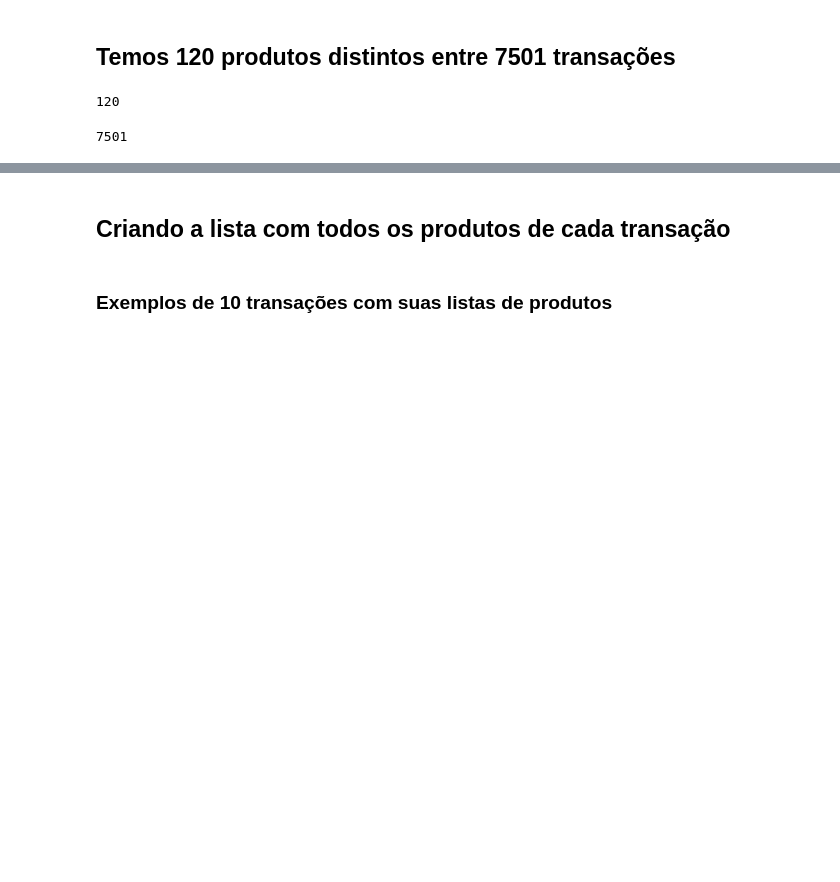
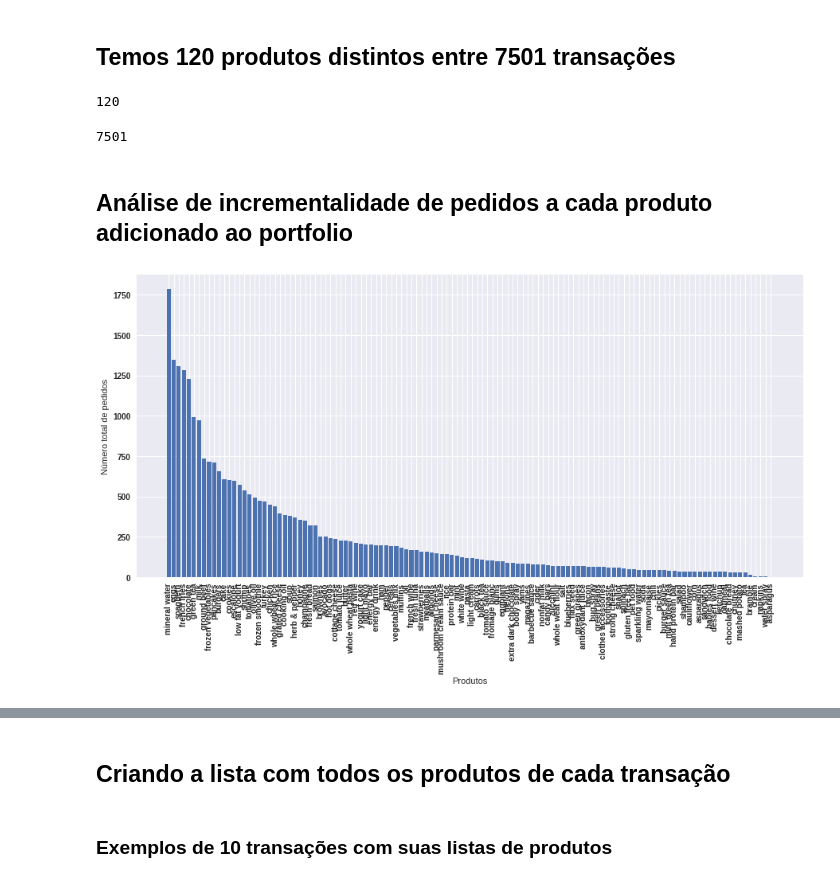
Before and after one commit to bruno-curta/fiap-live-class-mb-analysis, a Jupyter notebook: live_class_market_basket_analysis.ipynb, the cells around one changed output, grey strips where cells are left out. Cells and saved outputs as stored; diff of their text form; code cells hidden in the pictures; blank space fills up the shorter version.

```diff
--- a/live_class_market_basket_analysis.ipynb
+++ b/live_class_market_basket_analysis.ipynb
@@ -364,5 +372,9 @@ plt.show()
 [figure]
 # %% [markdown]
 ## Temos 120 produtos distintos entre 7501 transações
+# %%
+orders_products = df.reset_index().melt(id_vars='index')
+orders_products.drop('variable', axis=1, inplace=True)
+orders_products.columns = ['order', 'product']
 # %%
 # produtos distintos
@@ -375,2 +387,17 @@ len(df)
 # %% [output]
 7501
+# %% [markdown]
+## Análise de incrementalidade de pedidos a cada produto adicionado ao portfolio
+# %%
+products = orders_products.groupby('product').nunique().reset_index()
+products.columns = ['product', 'number_of_orders']
+products = products.sort_values('number_of_orders', ascending = False)
+# %%
+plt.figure(figsize=(15,7))
+plt.bar(products['product'], products['number_of_orders'])
+plt.xlabel("Produtos")
+plt.xticks(rotation=90)
+plt.ylabel("Número total de pedidos")
+plt.show()
+# %% [output]
+[figure, added]
```
Also changed, not shown: parts of 20 cells of this notebook.
